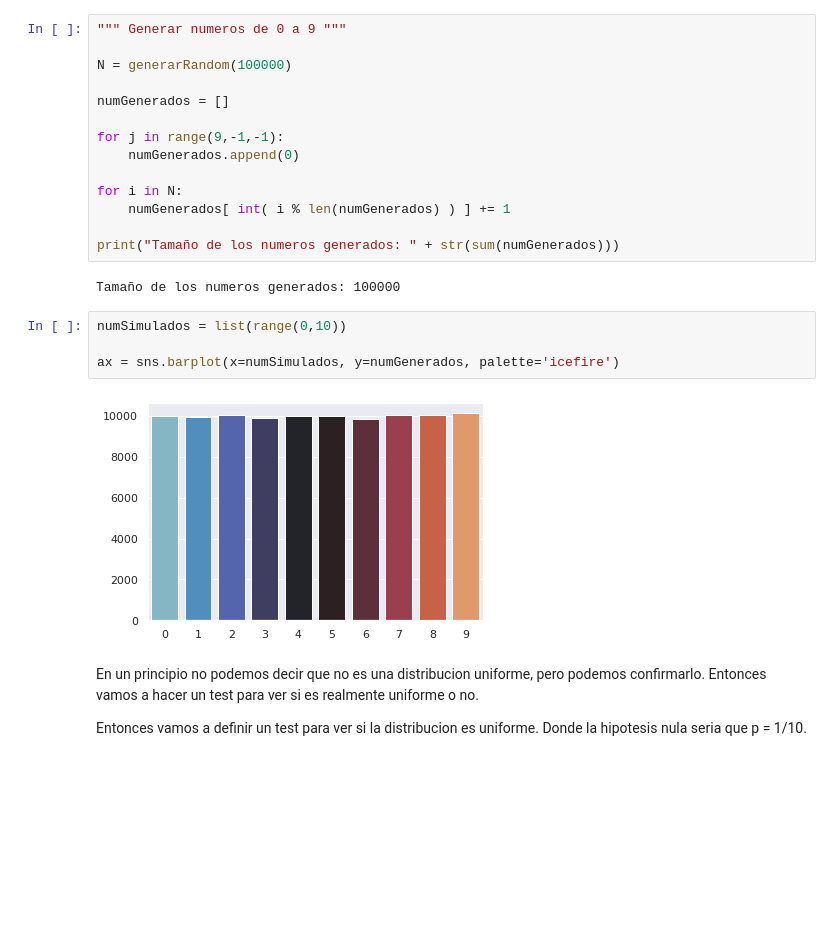
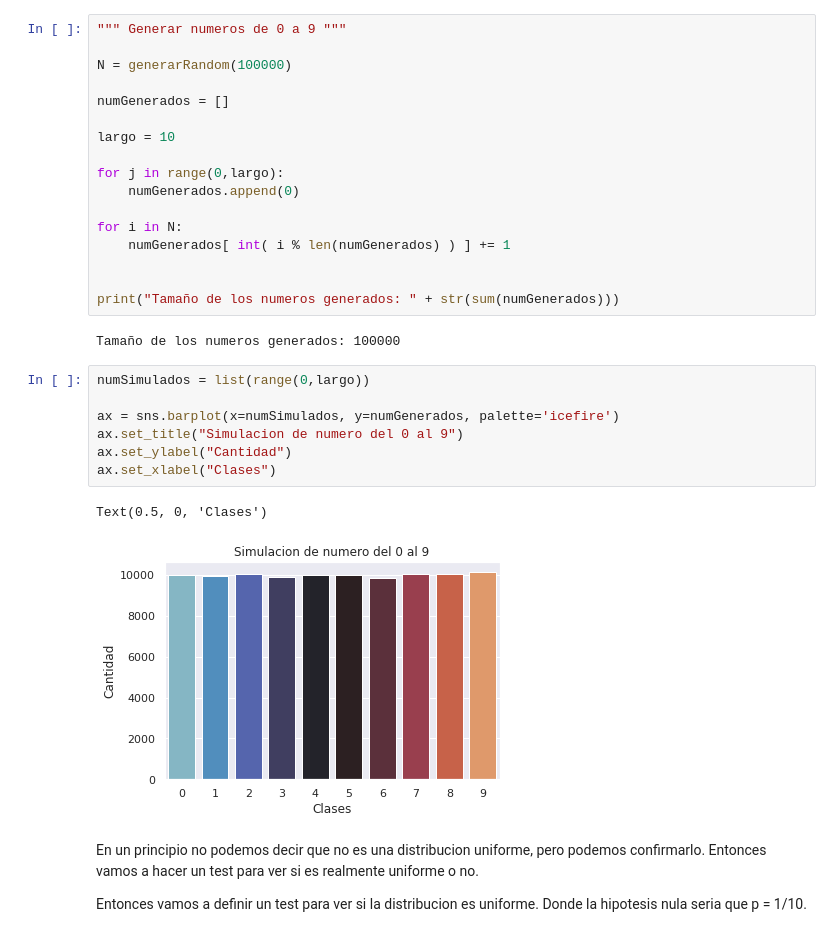
Before and after one commit to mateocapon/simulacion_tp1, a Jupyter notebook: Ejercicio 1 y 2.ipynb, the cells around one changed output. Saved outputs shown, nothing was run; the diff lists cells and outputs as text; blank space fills up the shorter version.

```diff
--- a/Ejercicio 1 y 2.ipynb
+++ b/Ejercicio 1 y 2.ipynb
@@ -245,21 +259,28 @@ N = generarRandom(100000)
 
 numGenerados = []
 
-for j in range(9,-1,-1):
+largo = 10
+
+for j in range(0,largo):
     numGenerados.append(0)
 
 for i in N:
     numGenerados[ int( i % len(numGenerados) ) ] += 1
 
+
 print("Tamaño de los numeros generados: " + str(sum(numGenerados)))
 # %% [output]
 Tamaño de los numeros generados: 100000
 # %%
-numSimulados = list(range(0,10))
+numSimulados = list(range(0,largo))
 
 ax = sns.barplot(x=numSimulados, y=numGenerados, palette='icefire')
+ax.set_title("Simulacion de numero del 0 al 9")
+ax.set_ylabel("Cantidad")
+ax.set_xlabel("Clases")
 # %% [output]
+Text(0.5, 0, 'Clases')
-[figure, old version]
+[figure, new version]
 # %% [markdown]
 En un principio no podemos decir que no es una distribucion uniforme, pero podemos confirmarlo. Entonces vamos a hacer un test para ver si es realmente uniforme o no.
 
```
Also changed, not shown: parts of 8 cells of this notebook, 2 other files.
